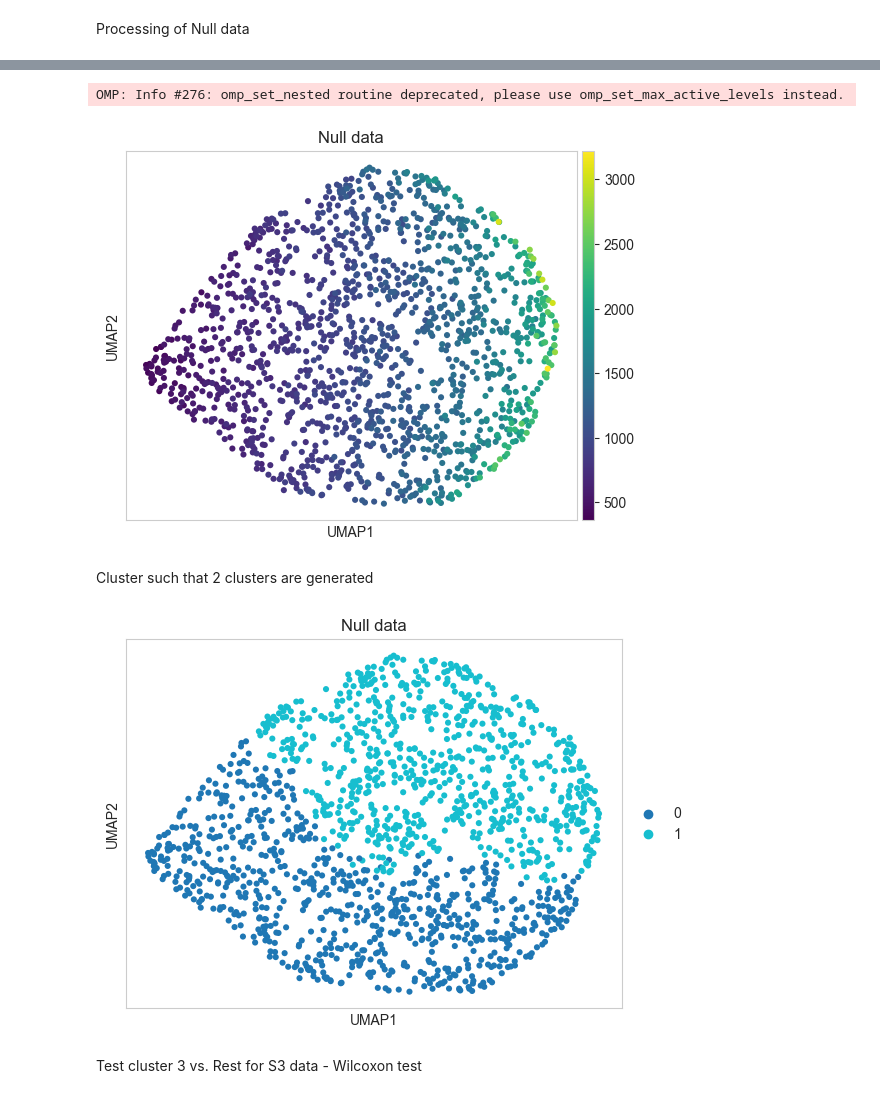
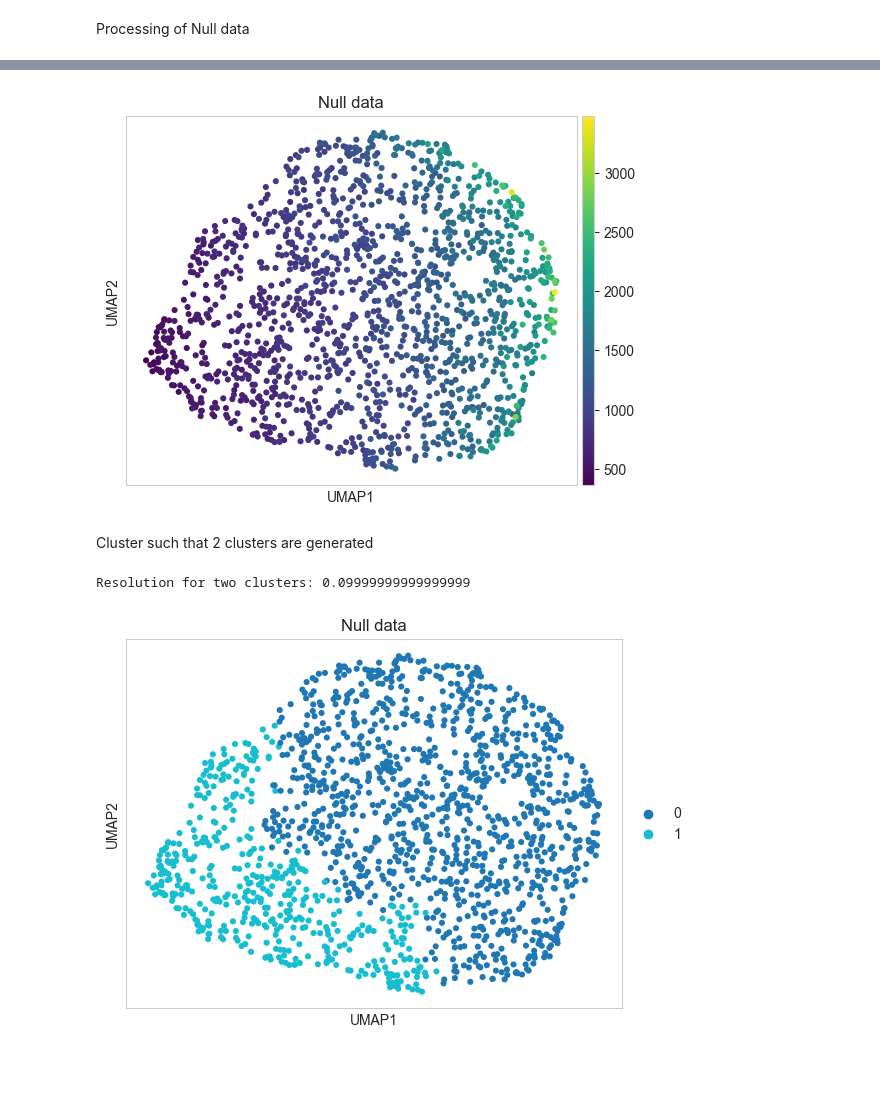
Before and after one commit to bio-datascience/BacSC, a Jupyter notebook: analysis/P_aero_S2S3/S2S3_cluster_analysis.ipynb, the cells around one changed output, grey strips where cells are left out. Drawn from its saved outputs; the diff is of its cells as text; code cells hidden in the pictures; blank space fills up the shorter version.

```diff
--- a/analysis/P_aero_S2S3/S2S3_cluster_analysis.ipynb
+++ b/analysis/P_aero_S2S3/S2S3_cluster_analysis.ipynb
@@ -167,9 +195,9 @@ Adding tool-specific results
 # %% [markdown]
 Processing of Null data
 # %%
-nb.estimate_overdisp_nb(data_null)
-data_null.var["mean_counts"] = np.asarray(np.mean(data_null.X, axis=0)).squeeze()
-g = sns.scatterplot(data=data_null.var, y="nb_overdisp_cutoff", x="mean_counts")
+nb.estimate_overdisp_nb(data_null_s3)
+data_null_s3.var["mean_counts"] = np.asarray(np.mean(data_null_s3.X, axis=0)).squeeze()
+g = sns.scatterplot(data=data_null_s3.var, y="nb_overdisp_cutoff", x="mean_counts")
 g.set(xscale="log")
 plt.title("Overdispersion parameters estimated by scTransform (Null data)")
 plt.xlabel("Gene mean")
@@ -183,28 +211,37 @@ n_neighbors_opt = 50
 min_dist_opt = 0.3
 res_opt = 0.15
 # %%
-sc.pp.calculate_qc_metrics(data_null, var_type="genes", percent_top=None, log1p=True, inplace=True)
-sc.pp.normalize_total(data_null, target_sum=None, layer=None)
-data_null.X = sps.csr_matrix(np.log(data_null.X.toarray() + np.array(data_null.var["nb_overdisp_cutoff"] / 4)))
-data_null.layers["vst_counts"] = data_null.X.copy()
-sc.pp.scale(data_null, max_value=10, zero_center=True)
-# data_gene.X[np.isnan(data_gene.X)] = 0
-sc.tl.pca(data_null, svd_solver='arpack')
-sc.pp.neighbors(data_null, n_neighbors=n_neighbors_opt, n_pcs=k_opt)
-sc.tl.umap(data_null, neighbors_key="neighbors", min_dist=min_dist_opt, spread=1)
-sc.pl.umap(data_null, color="total_counts", alpha=1, cmap="viridis", title="Null data")
+sc.pp.calculate_qc_metrics(data_null_s3, var_type="genes", percent_top=None, log1p=True, inplace=True)
+sc.pp.normalize_total(data_null_s3, target_sum=None, layer=None)
+data_null_s3.X = sps.csr_matrix(np.log(data_null_s3.X.toarray() + np.array(data_null_s3.var["nb_overdisp_cutoff"] / 4)))
+data_null_s3.layers["vst_counts"] = data_null_s3.X.copy()
+sc.pp.scale(data_null_s3, max_value=10, zero_center=True)
+data_null_s3.X[np.isnan(data_null_s3.X)] = 0
+sc.tl.pca(data_null_s3, svd_solver='arpack')
+sc.pp.neighbors(data_null_s3, n_neighbors=n_neighbors_opt, n_pcs=k_opt)
+sc.tl.umap(data_null_s3, neighbors_key="neighbors", min_dist=min_dist_opt, spread=1)
+sc.pl.umap(data_null_s3, color="total_counts", alpha=1, cmap="viridis", title="Null data")
 plt.show()
 # %% [output]
-OMP: Info #276: omp_set_nested routine deprecated, please use omp_set_max_active_levels instead.
-[figure, old version]
+[figure, new version]
 # %% [markdown]
 Cluster such that 2 clusters are generated
 # %%
-sc.tl.leiden(data_null, resolution=0.1, key_added="leiden", random_state=1234)
-sc.pl.umap(data_null, color="leiden", palette="tab10", title="Null data")
+res2 = 0.05
+twoclust = False
+
+while twoclust is False:
+    res2 += 0.01
+    sc.tl.leiden(data_null_s3, resolution=res2, key_added="leiden", random_state=None)
+    nclust = len(data_null_s3.obs["leiden"].unique())
+    if nclust == 2:
+        twoclust = True
+
+
+print(f"Resolution for two clusters: {res2}")
+sc.pl.umap(data_null_s3, color="leiden", palette="tab10", title="Null data")
 plt.show()
 # %% [output]
+Resolution for two clusters: 0.09999999999999999
-[figure, old version]
+[figure, new version]
-# %% [markdown]
-Test cluster 3 vs. Rest for S3 data - Wilcoxon test
 # %%
```
Also changed, not shown: parts of 53 cells of this notebook, 10 other files.
